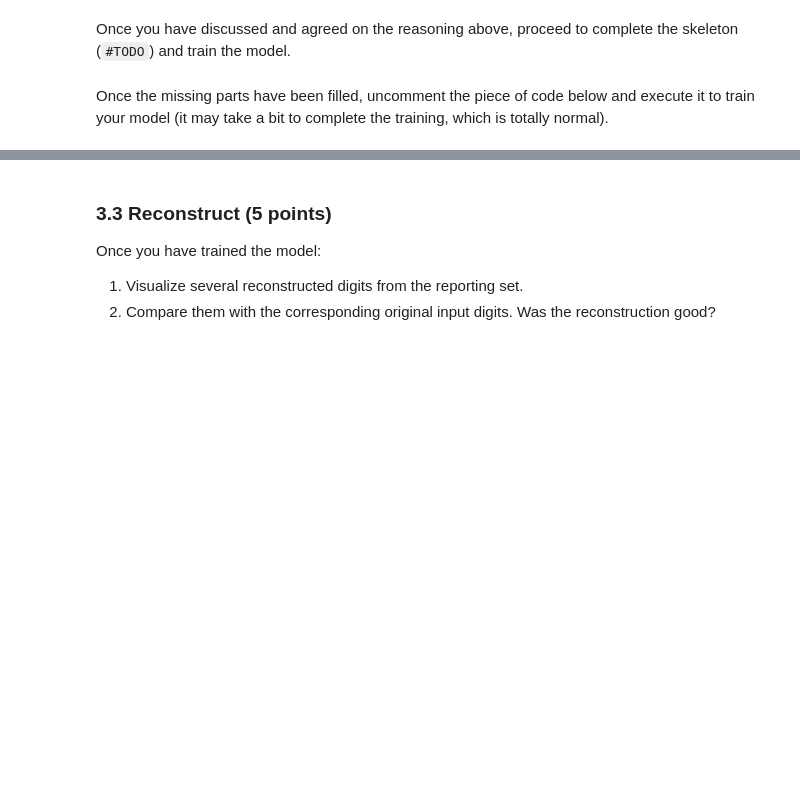
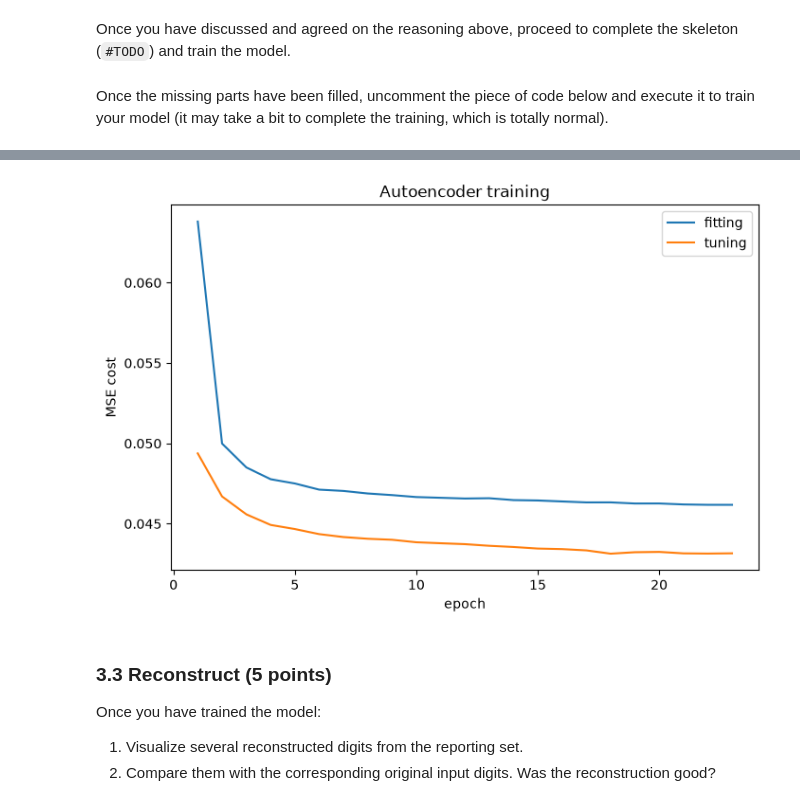
Before and after one commit to AudreyStelle/ML-Lab-3-Non-linear-Dimensionality-Reduction---t-SNE-and-UMAP, a Jupyter notebook: 06-autoencoders.ipynb, the cells around one changed output, grey strips where cells are left out. Saved outputs shown, nothing was run; the diff lists cells and outputs as text; code cells hidden in the pictures; blank space fills up the shorter version.

```diff
--- a/06-autoencoders.ipynb
+++ b/06-autoencoders.ipynb
@@ -198,11 +219,15 @@ YOUR RESPONSES HERE. YOU MAY USE MORE CELLS THAN THIS ONE
 # %% [markdown]
 Once you have discussed and agreed on the reasoning above, proceed to complete the skeleton (`#TODO`) and train the model.
 # %%
+import torch.optim as optim
+
+torch.manual_seed(42)  # same starting weights and batch order every time we run it
+
 # TODO: Replace None to instantiate the autoencoder
-model = MLP()
+model = Autoencoder()
 
 # TODO: Replace None with the appropriate Loss function from 'torch.nn'
-# Hint: we are reconstructing continuous pixel values in [0,1])
+# Hint: we are reconstructing continuous pixel values in [0,1]
 criterion = nn.MSELoss()
 # TODO: Replace None with Adam optimizer.
 # Use learning rate of 0.001 and an L2 regularization via weight_decay of 1e-5
@@ -244,11 +269,11 @@ def train_autoencoder(model, fitting_loader, tuning_loader, n_epochs=100, patien
         for X_batch, _ in fitting_loader:
             # --- Implement the standard training steps ---
 
-            outputs = None  # TODO: Forward pass for this batch
-            cost = None     # TODO: Compute the cost for this batch
-            # TODO: Backward pass (compute gradients)
-            # TODO: Update model parameters
-            # TODO: Set gradients equal to zero
+            outputs = model(X_batch)            # forward pass for this batch
+            cost = criterion(outputs, X_batch)  # the target is the input image itself
+            cost.backward()                     # backward pass (compute gradients)
+            optimizer.step()                    # update model parameters
+            optimizer.zero_grad()               # set gradients back to zero
             fitting_cost += cost.item() * X_batch.size(0)
 
         fitting_cost /= len(fitting_loader.dataset)
@@ -258,8 +283,8 @@ def train_autoencoder(model, fitting_loader, tuning_loader, n_epochs=100, patien
         tuning_cost = 0.0
         with torch.no_grad():
             for X_batch, _ in tuning_loader:
-                outputs = None  # TODO: Forward pass for tuning data
-                cost = None     # TODO: Compute the tuning cost
+                outputs = model(X_batch)            # forward pass for tuning data
+                cost = criterion(outputs, X_batch)  # tuning cost
                 tuning_cost += cost.item() * X_batch.size(0)
 
         tuning_cost /= len(tuning_loader.dataset)
@@ -281,4 +306,4 @@ def train_autoencoder(model, fitting_loader, tuning_loader, n_epochs=100, patien
 # %% [markdown]
 Once the missing parts have been filled, uncomment the piece of code below and execute it to train your model (it may take a bit to complete the training, which is totally normal).
 # %%
-# model, history = train_autoencoder(model, fitting_loader, tuning_loader, n_epochs=50, patience=5)
+model, history = train_autoencoder(model, fitting_loader, tuning_loader, n_epochs=50, patience=5)
@@ -287,3 +328,15 @@ Once the missing parts have been filled, uncomment the piece of code below and e
+# %%
+# fitting and tuning cost after each epoch
+plt.figure(figsize=(8, 5))
+plt.plot(range(1, len(history["fitting"]) + 1), history["fitting"], label="fitting")
+plt.plot(range(1, len(history["tuning"]) + 1), history["tuning"], label="tuning")
+plt.xlabel("epoch")
+plt.ylabel("MSE cost")
+plt.title("Autoencoder training")
+plt.legend()
+plt.show()
+# %% [output]
+[figure, added]
 # %% [markdown]
 ### 3.3 Reconstruct (5 points)
 
```
Also changed, not shown: parts of 13 cells of this notebook, 2 other files.
